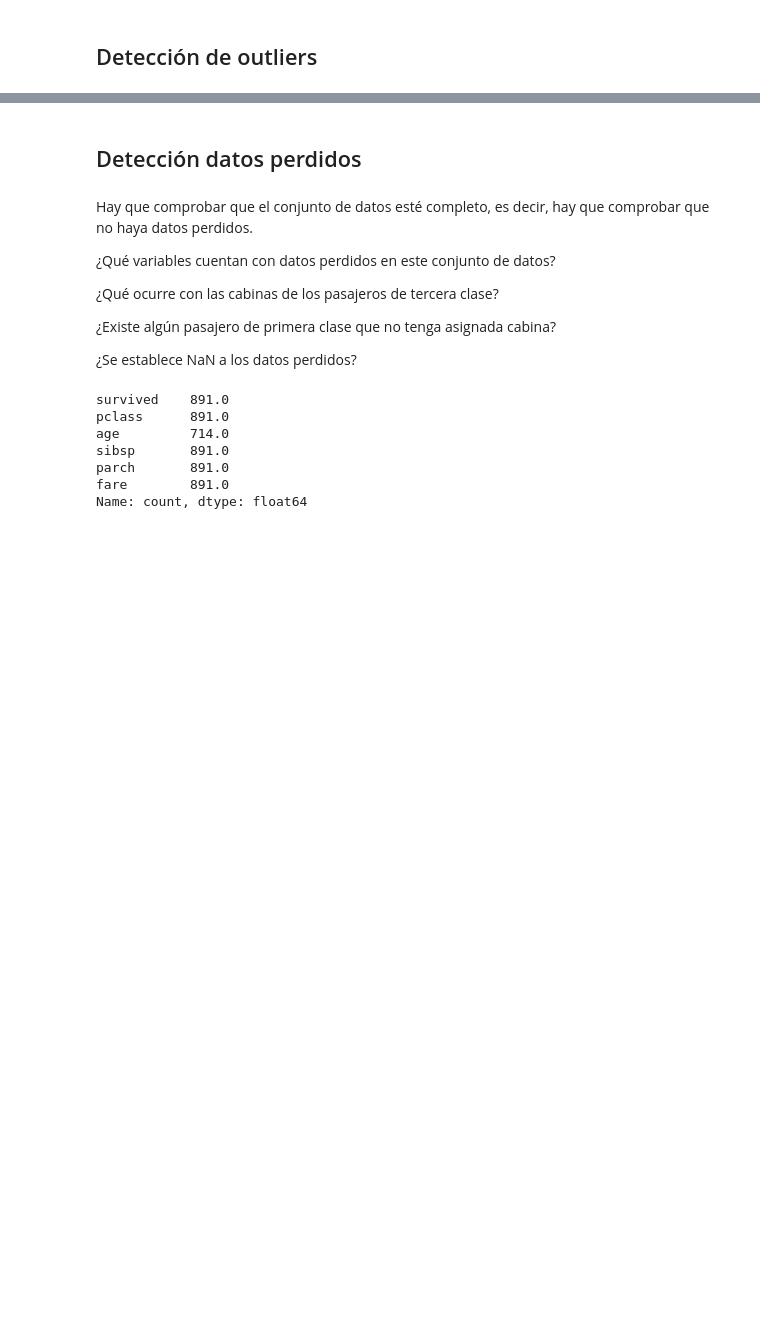
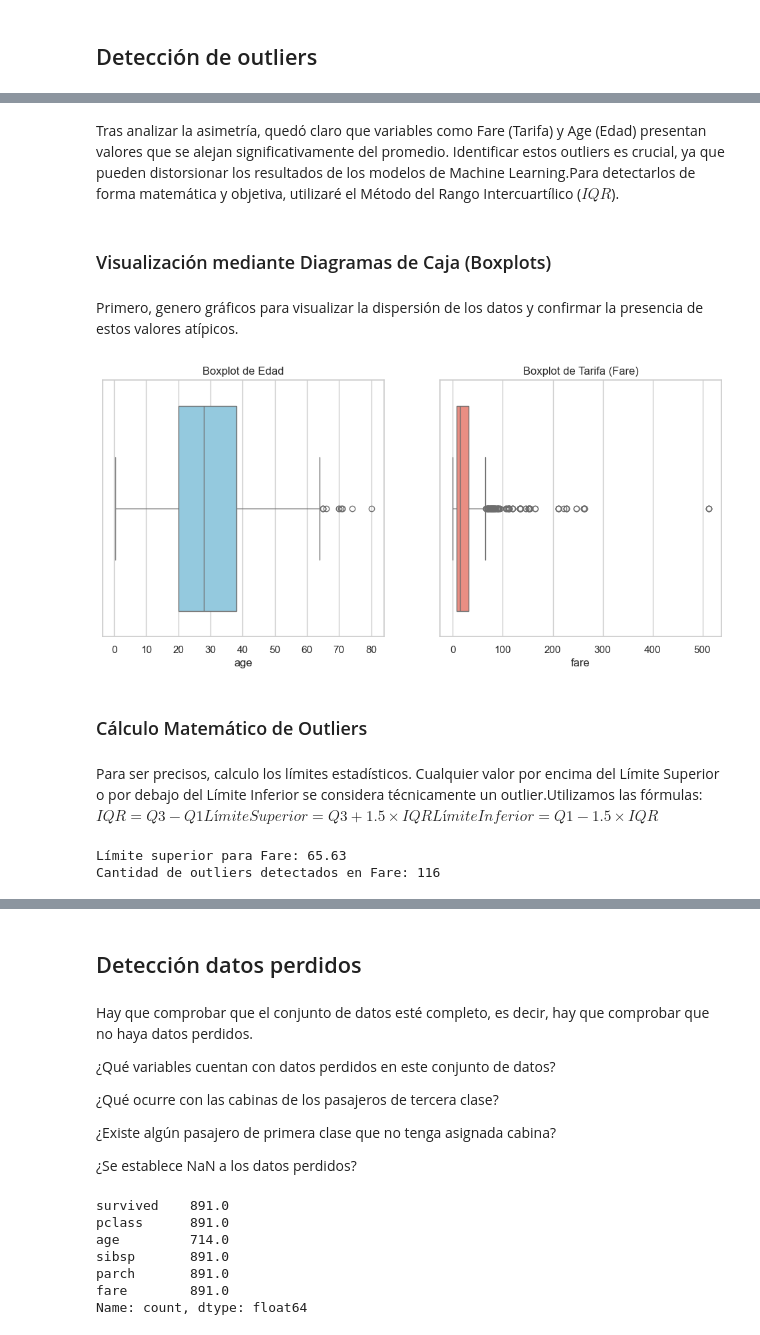
Before and after one commit to duvan1026/Titanic_Big_Data, a Jupyter notebook: ABD_CastroBautistaDuvanDario.ipynb, the cells around one changed output, grey strips where cells are left out. Saved outputs shown, nothing was run; the diff lists cells and outputs as text; code cells hidden in the pictures; blank space fills up the shorter version.

```diff
--- a/ABD_CastroBautistaDuvanDario.ipynb
+++ b/ABD_CastroBautistaDuvanDario.ipynb
@@ -711,0 +710,42 @@ Este comportamiento indica una gran variabilidad en el precio del pasaje, asocia
+# %% [markdown]
+Tras analizar la asimetría, quedó claro que variables como Fare (Tarifa) y Age (Edad) presentan valores que se alejan significativamente del promedio. Identificar estos outliers es crucial, ya que pueden distorsionar los resultados de los modelos de Machine Learning.Para detectarlos de forma matemática y objetiva, utilizaré el Método del Rango Intercuartílico ($IQR$).
+# %% [markdown]
+### Visualización mediante Diagramas de Caja (Boxplots)
+# %% [markdown]
+Primero, genero gráficos para visualizar la dispersión de los datos y confirmar la presencia de estos valores atípicos.
+# %%
+plt.figure(figsize=(12, 5))
+
+# Boxplot para Edad
+plt.subplot(1, 2, 1)
+sns.boxplot(x=titanic['age'], color='skyblue')
+plt.title('Boxplot de Edad')
+
+# Boxplot para Tarifa
+plt.subplot(1, 2, 2)
+sns.boxplot(x=titanic['fare'], color='salmon')
+plt.title('Boxplot de Tarifa (Fare)')
+
+plt.show()
+# %% [output]
+[figure, added]
+# %% [markdown]
+### Cálculo Matemático de Outliers
+# %% [markdown]
+Para ser precisos, calculo los límites estadísticos. Cualquier valor por encima del Límite Superior o por debajo del Límite Inferior se considera técnicamente un outlier.Utilizamos las fórmulas:$IQR = Q3 - Q1$$Límite Superior = Q3 + 1.5 \times IQR$$Límite Inferior = Q1 - 1.5 \times IQR$
+# %%
+# Ejemplo para la variable Fare (Tarifa)
+Q1 = titanic['fare'].quantile(0.25)
+Q3 = titanic['fare'].quantile(0.75)
+IQR = Q3 - Q1
+
+limite_superior = Q3 + 1.5 * IQR
+limite_inferior = Q1 - 1.5 * IQR
+
+outliers_fare = titanic[titanic['fare'] > limite_superior]
+
+print(f"Límite superior para Fare: {limite_superior:.2f}")
+print(f"Cantidad de outliers detectados en Fare: {len(outliers_fare)}")
+# %% [output]
+Límite superior para Fare: 65.63
+Cantidad de outliers detectados en Fare: 116
```
Also changed, not shown: parts of 25 cells of this notebook.
